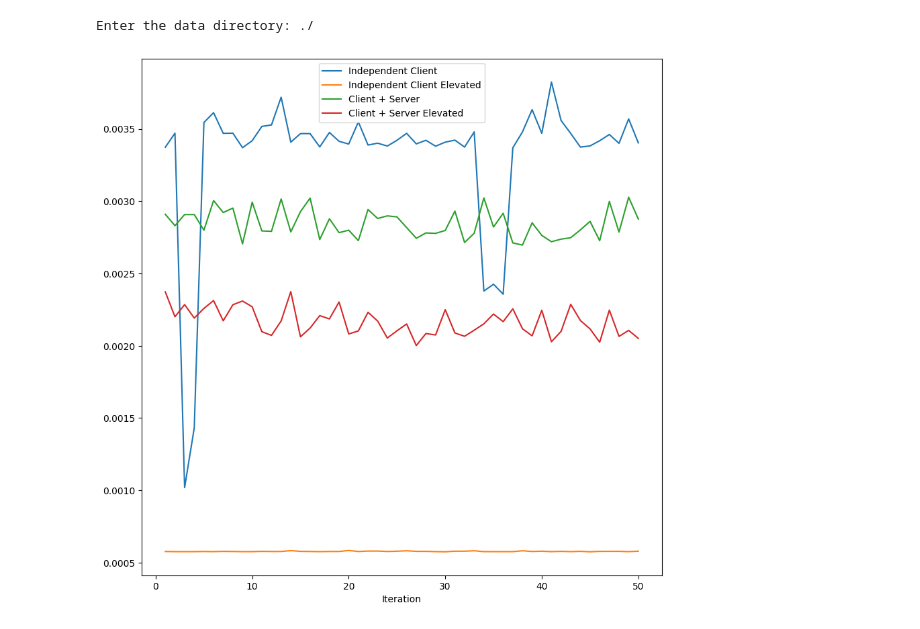
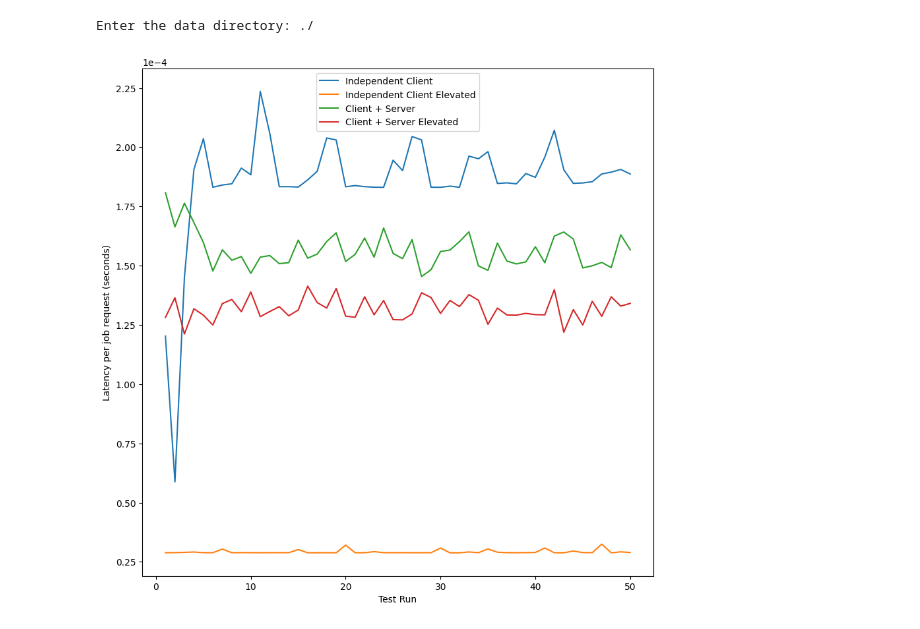
Before and after one commit to Symbi-OS/LinuxPrototypes, a Jupyter notebook: ipc/shmem_ipc/data_visualizer.ipynb, the cells around one changed output. Drawn from its saved outputs; the diff is of its cells as text; code cells hidden in the pictures.

Commit message:
made the graph visualization more professional

```diff
--- a/ipc/shmem_ipc/data_visualizer.ipynb
+++ b/ipc/shmem_ipc/data_visualizer.ipynb
@@ -4,6 +4,13 @@ import matplotlib.pyplot as mp
 import os
 
 RECORDED_APPROACHES = []
+
+def normalize_time_data(data, iterations):
+    result = []
+    for elem in data:
+        result.append(float(elem) / float(iterations))
+
+    return result
 
 def extract_time_data(filename: str):
     with open(filename, 'r') as f:
@@ -22,7 +29,8 @@ def extract_time_data(filename: str):
 
             iteration_idx += 1
 
-        return (iteration_indices, time_data)
+        normalized_time_data = normalize_time_data(time_data, len(time_data))
+        return (iteration_indices, normalized_time_data)
 
 def create_csv(data_dir: str) -> None:
     all_time_data = {}
@@ -55,31 +63,34 @@ def create_csv(data_dir: str) -> None:
 
             for j in range(len(all_time_data)):
                 approach = list(all_time_data.keys())[j]
                 approach_data = all_time_data[approach]
                 time_data = approach_data[1]
                 f.write(str(time_data[i - 1]))
                 if j == (len(all_time_data) - 1):
                     f.write('\n')
                 else:
                     f.write(',')
 
 
 data_dir = input('Enter the data directory: ')
 create_csv(data_dir)
 csv_data = pd.read_csv('{}/results.csv'.format(data_dir))
 
 # Form dataframe from data
 columns = ['Iteration']
 for a in RECORDED_APPROACHES:
     columns.append(a)
 
 df = pd.DataFrame(csv_data, columns=columns)
 
 # Plot multiple columns such as population and year from dataframe
 df.plot(x='Iteration', y=RECORDED_APPROACHES, kind="line", figsize=(10, 10))
 
 # Display plot
+mp.ticklabel_format(axis='y', style='sci', scilimits=(0,0))
+mp.ylabel('Latency per job request (seconds)')
+mp.xlabel('Test Run')
 mp.show()
 # %% [output]
 Enter the data directory: ./
-[figure, old version]
+[figure, new version]
```
Also changed, not shown: 1 other file.
